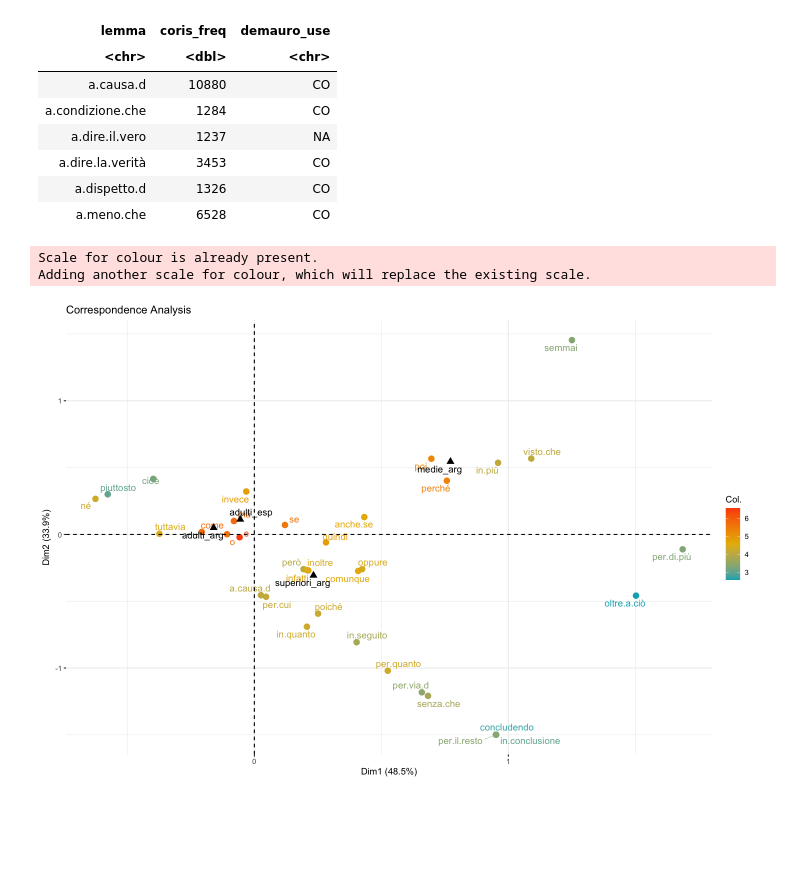
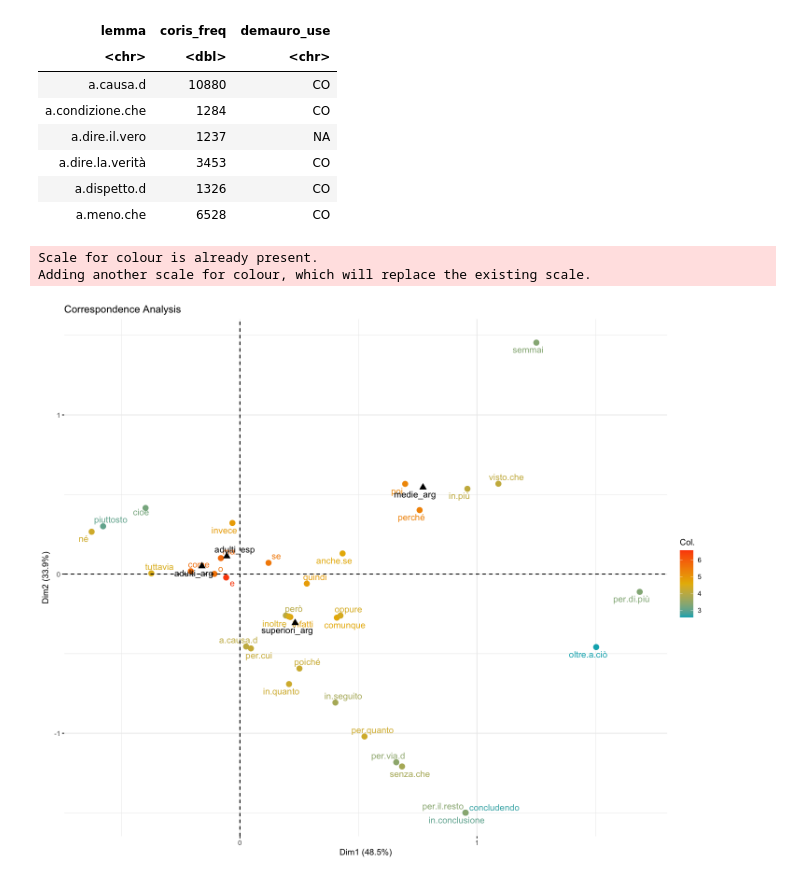
Before and after one commit to arianna-bienati/itaca-basel, a Jupyter notebook: RQ1.ipynb, the cells around one changed output. Drawn from its saved outputs; the diff is of its cells as text; code cells hidden in the pictures; blank space fills up the shorter version.

Commit message:
output ca plot

```diff
--- a/RQ1.ipynb
+++ b/RQ1.ipynb
@@ -365,6 +365,8 @@ nested_data <- long_data %>%
 # %%
 library(broom)
 library(sjPlot)
+
+theme_set(theme_bw(base_size = 14))
 
 long_data$group <- relevel(long_data$group,
                            ref = "superiori_arg")
@@ -374,8 +376,24 @@ models <- long_data %>%
   mutate(
     fit = map(data, ~ lm(value ~ group, data = .x)),
     tidied = map(fit, tidy),
-    glanced = map(fit, glance)
-  ) %>%
-  mutate(plots = map(fit, sjPlot::plot_model))
+    glanced = map(fit, glance))
 
-walk(models$plots, print)
+plots <- models %>%
+  mutate(plot = map2(fit, measure, function(t, m)
+                        sjPlot::plot_model(t,
+                                           vline.color = "grey62",
+                                           show.values = TRUE,
+                                           value.offset = .1,
+                                           title = m,
+                                           colors = c("firebrick4",
+                                                      "deepskyblue3"))),
+         filename = paste0("est_", measure, ".png")) %>%
+  select(filename, plot)
+
+pwalk(plots, ggsave, path = "figures", dpi = 600,
+      device = "png", width = 7, height = 7)
+
+tables <- models %>%
+  mutate(table = map(fit, sjPlot::tab_model))
+
+walk(tables$table, print)
@@ -436,26 +448,27 @@ soph <- dict %>%
   pull(coris_freq)
 # %%
 options(ggrepel.max.overlaps = 20,
-repr.plot.width=12, repr.plot.height=8)
+repr.plot.width=12, repr.plot.height=10)
 
 #plot that shows only the 20 most contributing connectives, color according to frequency values
 
 
 
 ca_biplot <- fviz_ca_biplot(ca_results,
                             map = "symmetric",
                             #arrow = c(FALSE, FALSE),
                             select.row = list(contrib = 35),
                             col.row = soph,
                             gradient.cols = c("#00AFBB", "#E7B800", "#FC4E07"),
                             col.col = "black",
                             pointsize = 3,
                             repel = TRUE,
                             title = "Correspondence Analysis")
 ca_biplot
 
-#ggsave("CA_plot.png", CA_plot, units = "cm", dpi = 300, width = 25, height = 20, bg = "transparent")
+ggsave("figures/to_modify/CA_plot.pdf", ca_biplot, dpi = 600,
+       width = 12, height = 10, bg = "transparent", create.dir = TRUE)
 # %% [output]
 Scale for colour is already present.
 Adding another scale for colour, which will replace the existing scale.
-[figure, old version]
+[figure, new version]
```
Also changed, not shown: parts of 5 cells of this notebook.
